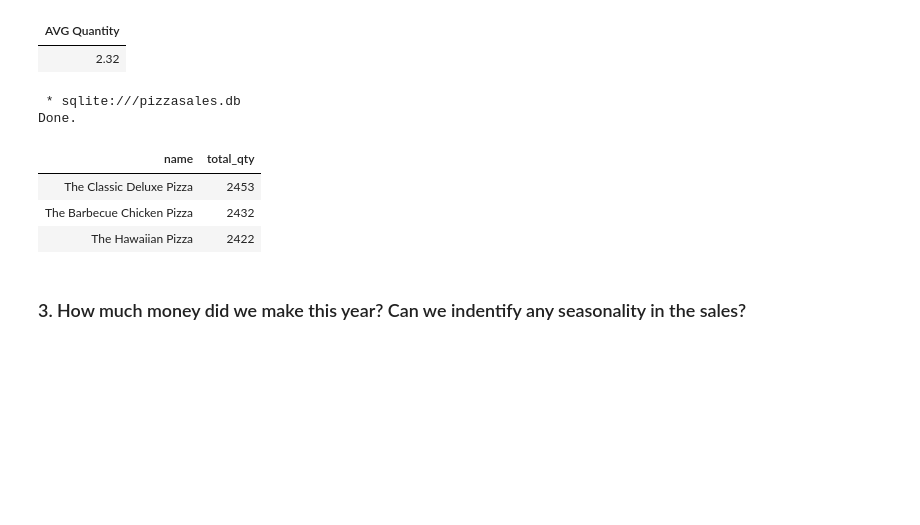
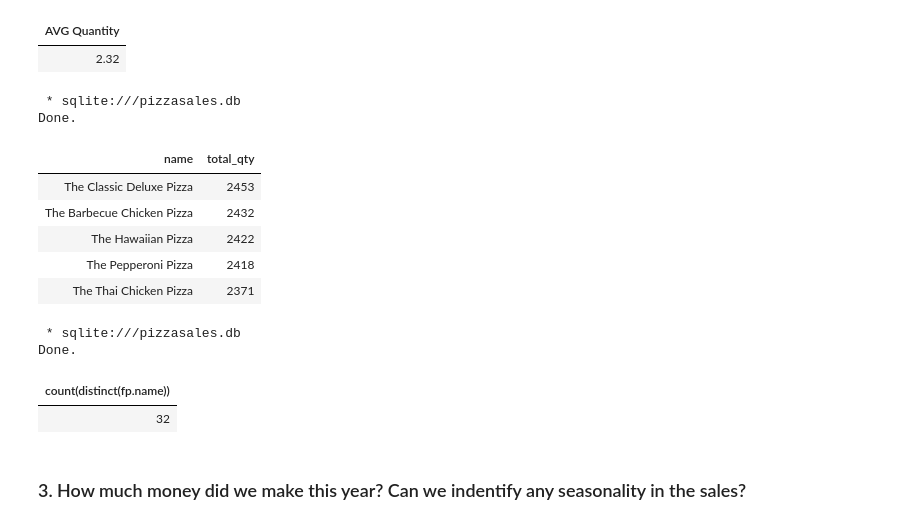
Before and after one commit to AnnLivio/Pizza_sales_report, a Jupyter notebook: Pizza_sales_sqlite.ipynb, the cells around one changed output. Saved outputs shown, nothing was run; the diff lists cells and outputs as text; code cells hidden in the pictures; blank space fills up the shorter version.

```diff
--- a/Pizza_sales_sqlite.ipynb
+++ b/Pizza_sales_sqlite.ipynb
@@ -252,27 +264,49 @@ Done.
 # %%
 # Bestseller pizza
 %%sql
 WITH fullpizzas AS (
   SELECT
     pizza_id,
     pt.name as name
   FROM pizzas
   INNER JOIN pizza_types pt ON pt.pizza_type_id = pizzas.pizza_type_id
 )
 SELECT
     fp.name,
     SUM(quantity) AS total_qty
   FROM order_details od
   INNER JOIN fullpizzas fp ON fp.pizza_id = od.pizza_id
   GROUP BY fp.name
-  ORDER BY total_qty DESC LIMIT 3;
+  ORDER BY total_qty DESC LIMIT 5;
 # %% [output]
  * sqlite:///pizzasales.db
 Done.
 | name | total_qty |
 | The Classic Deluxe Pizza | 2453 |
 | The Barbecue Chicken Pizza | 2432 |
 | The Hawaiian Pizza | 2422 |
+| The Pepperoni Pizza | 2418 |
+| The Thai Chicken Pizza | 2371 |
+# %%
+# Total pizza (name, no matter size) ordered
+%%sql
+WITH fullpizzas AS (
+  SELECT
+    pizza_id,
+    pt.name as name
+  FROM pizzas
+  INNER JOIN pizza_types pt ON pt.pizza_type_id = pizzas.pizza_type_id
+)
+SELECT
+    count(distinct(fp.name))
+  FROM order_details od
+  INNER JOIN fullpizzas fp ON fp.pizza_id = od.pizza_id
+;
+# %% [output]
+ * sqlite:///pizzasales.db
+Done.
+| count(distinct(fp.name)) |
+| 32 |
 # %% [markdown]
 ### 3. How much money did we make this year? Can we indentify any seasonality in the sales?
 # %%
```
Also changed, not shown: parts of 11 cells of this notebook.
